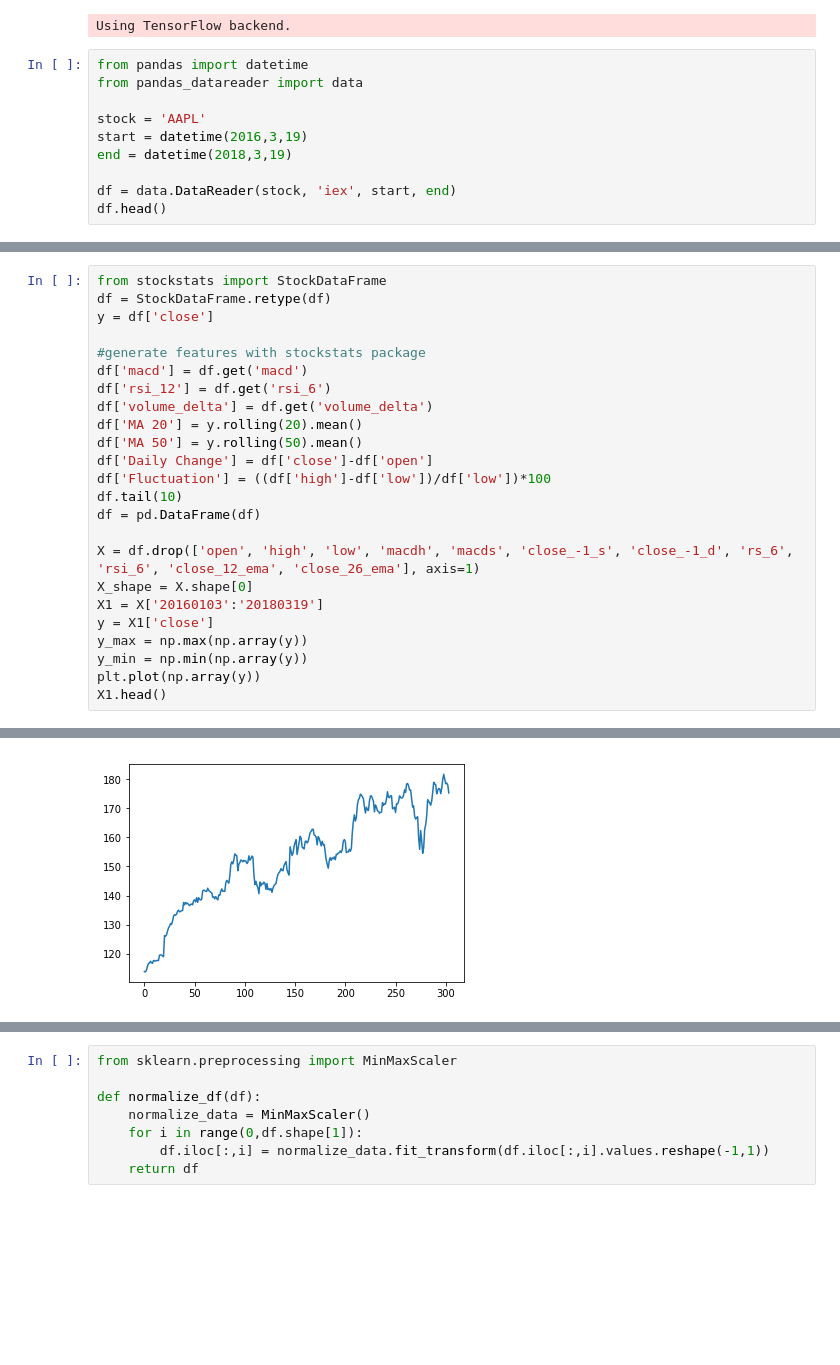
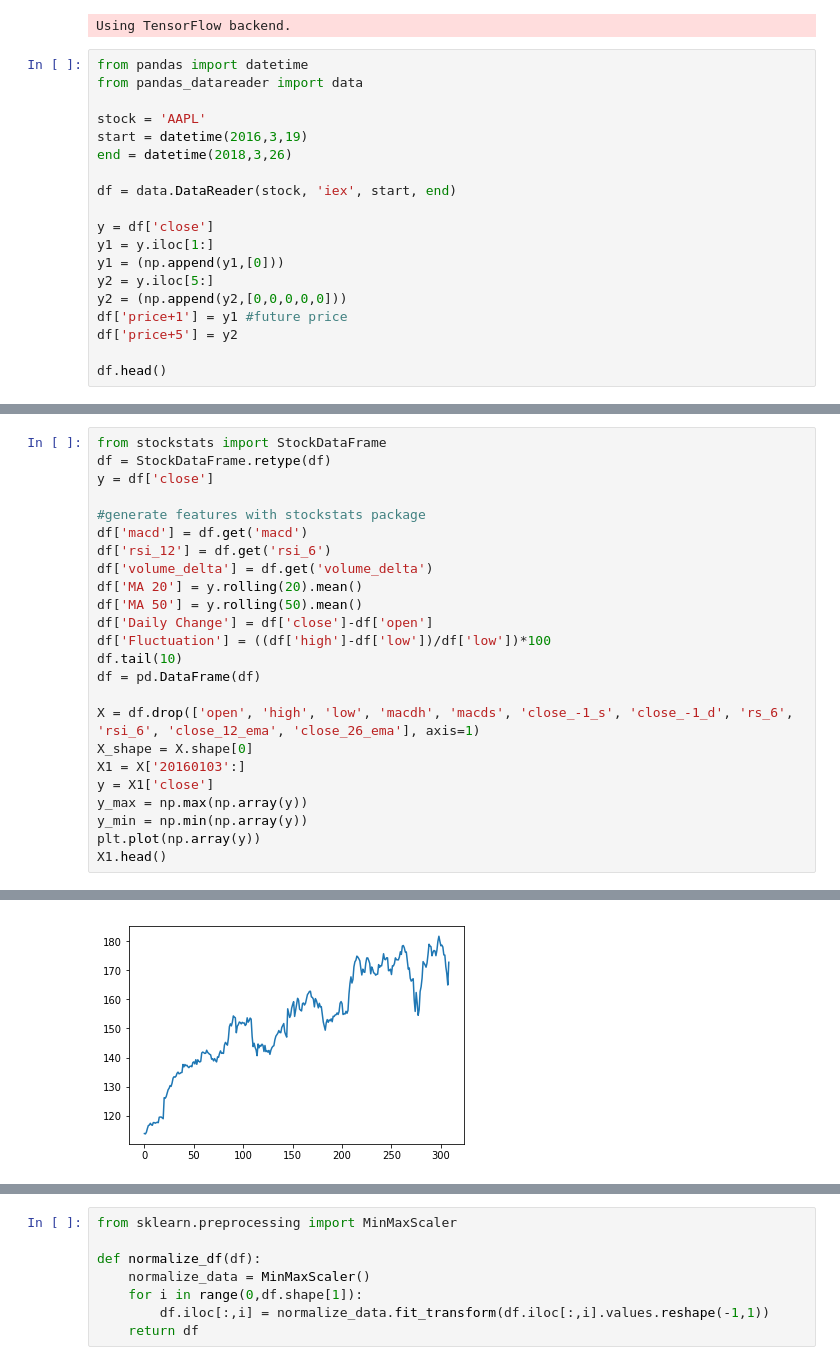
Before and after one commit to Columbia-Intro-Data-Science/python-introduction-kj2431, a Jupyter notebook: data science final 2.ipynb, the cells around one changed output, grey strips where cells are left out. Drawn from its saved outputs; the diff is of its cells as text; blank space fills up the shorter version.

```diff
--- a/data science final 2.ipynb
+++ b/data science final 2.ipynb
@@ -19,9 +19,18 @@ from pandas_datareader import data
 
 stock = 'AAPL'
 start = datetime(2016,3,19)
-end = datetime(2018,3,19)
+end = datetime(2018,3,26)
 
 df = data.DataReader(stock, 'iex', start, end)
+
+y = df['close']
+y1 = y.iloc[1:]
+y1 = (np.append(y1,[0]))
+y2 = y.iloc[5:]
+y2 = (np.append(y2,[0,0,0,0,0]))
+df['price+1'] = y1 #future price
+df['price+5'] = y2
+
 df.head()
 # %% [output]
 5y
@@ -50,7 +59,7 @@ df = pd.DataFrame(df)
 
 X = df.drop(['open', 'high', 'low', 'macdh', 'macds', 'close_-1_s', 'close_-1_d', 'rs_6', 'rsi_6', 'close_12_ema', 'close_26_ema'], axis=1)
 X_shape = X.shape[0]
-X1 = X['20160103':'20180319']
+X1 = X['20160103':]
 y = X1['close']
 y_max = np.max(np.array(y))
 y_min = np.min(np.array(y))
@@ -71 +80 @@ See the caveats in the documentation: http://pandas.pydata.org/pandas-docs/stabl
-[figure, old version]
+[figure, new version]
```
Also changed, not shown: parts of 15 cells of this notebook.
